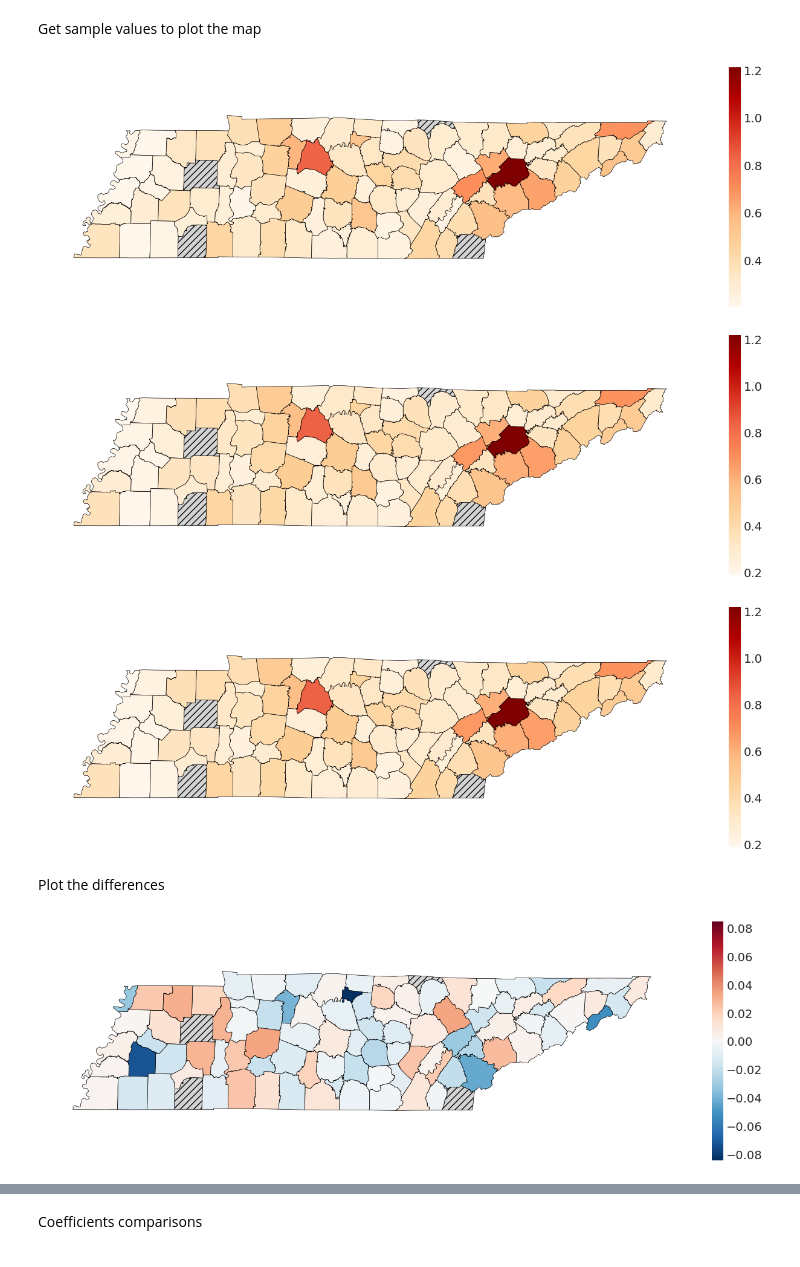
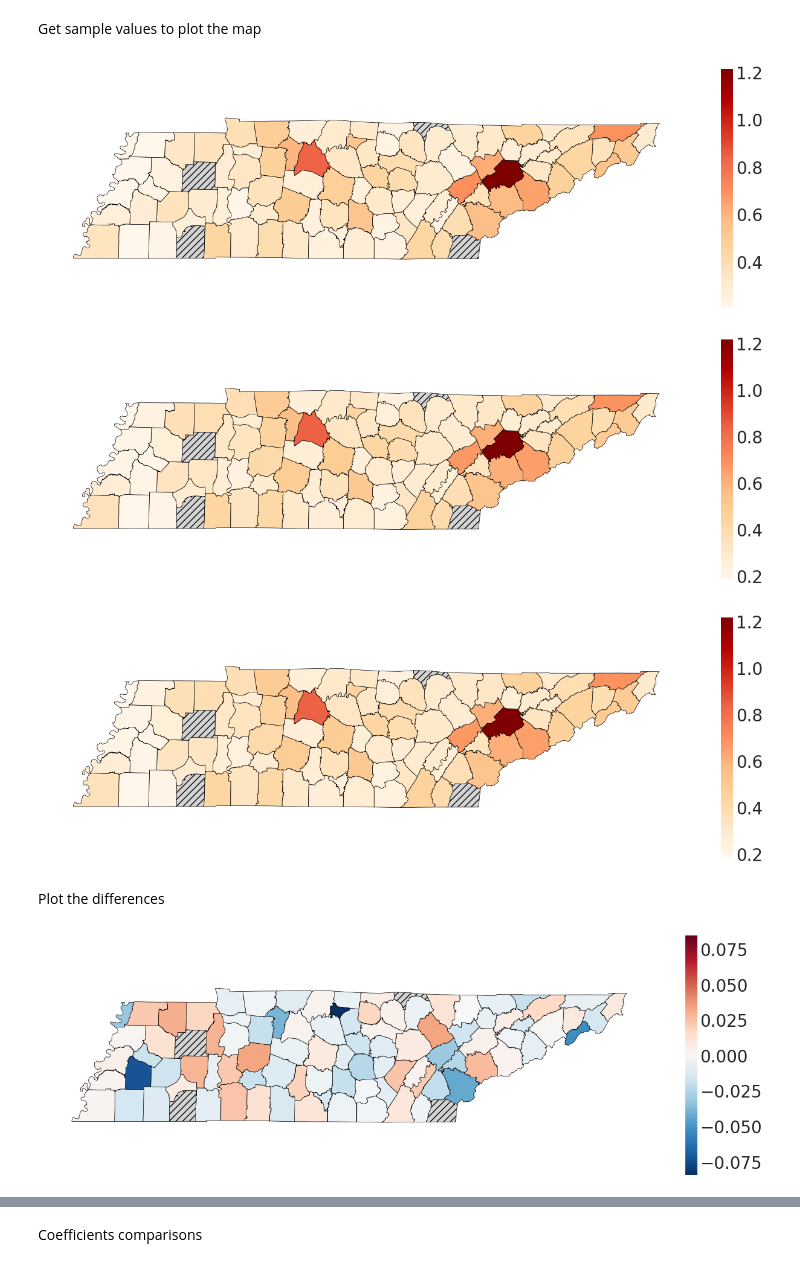
Before and after one commit to hashansl/spatial-risk-tda, a Jupyter notebook: disease_modeling_tn_model_comparison_multiple_variables.ipynb, the cells around one changed output, grey strips where cells are left out. Saved outputs shown, nothing was run; the diff lists cells and outputs as text; code cells hidden in the pictures.

```diff
--- a/disease_modeling_tn_model_comparison_multiple_variables.ipynb
+++ b/disease_modeling_tn_model_comparison_multiple_variables.ipynb
@@ -924,6 +936,11 @@ combined_data_full.plot(
         "label": "No Data"          # adds entry in legend
     }
 )
+
+# Access the colorbar axis and bump the size
+cax = fig.get_axes()[1]
+cax.tick_params(labelsize=20) # Increase this number as needed
+
 # Remove axis ticks for a cleaner map visualization
 ax.set_xticks([])
 ax.set_yticks([])
@@ -931,7 +948,7 @@ ax.set_yticks([])
 # Show the plot
 plt.savefig(os.path.join( current_path, "results",state_abb_lower ,"bym_relative_risk_map.png"), bbox_inches='tight', dpi=300)
 # %% [output]
-[figure, old version]
+[figure, new version]
 # %%
 # plot a map with the relative risk for the model 2
 fig, ax = plt.subplots(1, 1, figsize=(12, 8), facecolor='white')  # set figure background to white
@@ -953,6 +970,11 @@ combined_data_full.plot(
         "label": "No Data"          # adds entry in legend
     }
 )
+
+# Access the colorbar axis and bump the size
+cax = fig.get_axes()[1]
+cax.tick_params(labelsize=20) # Increase this number as needed
+
 # Remove axis ticks for a cleaner map visualization
 ax.set_xticks([])
 ax.set_yticks([])
@@ -960,7 +982,7 @@ ax.set_yticks([])
 # Show the plot
 plt.savefig(os.path.join( save_path, f"bymt_relative_risk_map_{state_abb_lower}.png"), bbox_inches='tight', dpi=300)
 # %% [output]
-[figure, old version]
+[figure, new version]
 # %%
 # plot a map with the relative risk for the model 2
 fig, ax = plt.subplots(1, 1, figsize=(12, 8), facecolor='white')  # set figure background to white
@@ -982,6 +1004,11 @@ combined_data_full.plot(
         "label": "No Data"          # adds entry in legend
     }
 )
+
+# Access the colorbar axis and bump the size
+cax = fig.get_axes()[1]
+cax.tick_params(labelsize=20) # Increase this number as needed
+
 # Remove axis ticks for a cleaner map visualization
 ax.set_xticks([])
 ax.set_yticks([])
@@ -989,7 +1016,7 @@ ax.set_yticks([])
 # Show the plot
 plt.savefig(os.path.join( current_path, "results",state_abb_lower ,"bymt_relative_risk_map.png"), bbox_inches='tight', dpi=300)
 # %% [output]
-[figure, old version]
+[figure, new version]
 # %% [markdown]
 Plot the differences
 # %%
@@ -1002,34 +1029,39 @@ vmin = combined_data_full["rr_diff_bym_model_2"].min()
 vmax = combined_data_full["rr_diff_bym_model_2"].max()
 
 # Create symmetric range around 0
 abs_max = max(abs(vmin), abs(vmax))
 
 combined_data_full.plot(
     column="rr_diff_bym_model_2",
     ax=ax,
     legend=True,
     cmap="RdBu_r",
     edgecolor="black",
     linewidth=0.5,
     legend_kwds={"shrink": 0.5},  # Makes the legend smaller
     vmin=-abs_max,  # ensure 0 is at center
     vmax=abs_max,
     # Style for NaN values:
     missing_kwds={
         "color": "lightgrey",       # fill color for NaN
         "edgecolor": "black",       # edge color for NaN polygons
         "hatch": "///",             # add hatching for NaN
         "label": "No Data"          # adds entry in legend
     }
 )
+
+# Access the colorbar axis and bump the size
+cax = fig.get_axes()[1]
+cax.tick_params(labelsize=20) # Increase this number as needed
+
 # Remove axis ticks for a cleaner map visualization
 ax.set_xticks([])
 ax.set_yticks([])
 
 # Show the plot
 plt.savefig(os.path.join( save_path, f"relative_risk_difference_{state_abb_lower}.png"), bbox_inches='tight', dpi=300)
 # %% [output]
-[figure, old version]
+[figure, new version]
 # %%
 # plot a map with AL values for each area
 fig, ax = plt.subplots(1, 1, figsize=(12, 8), facecolor='white')  # set figure background to white
```
Also changed, not shown: parts of 13 cells of this notebook, 49 other files.
